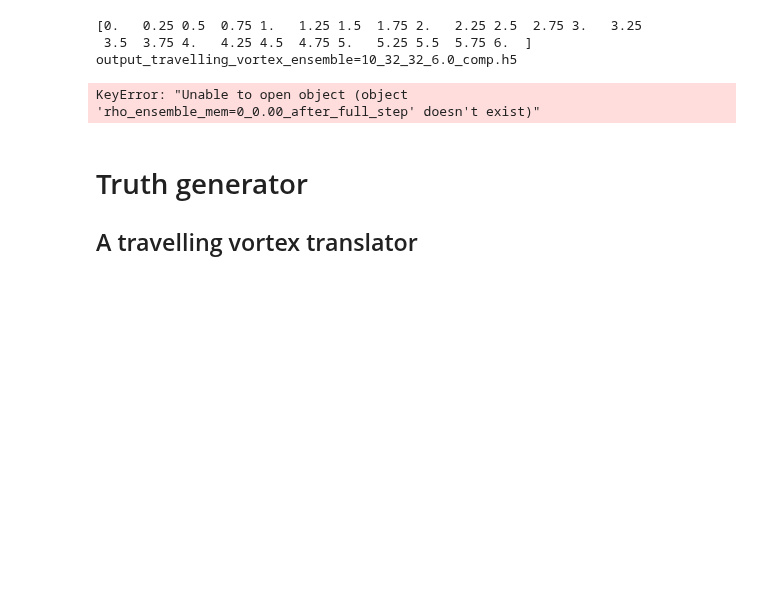
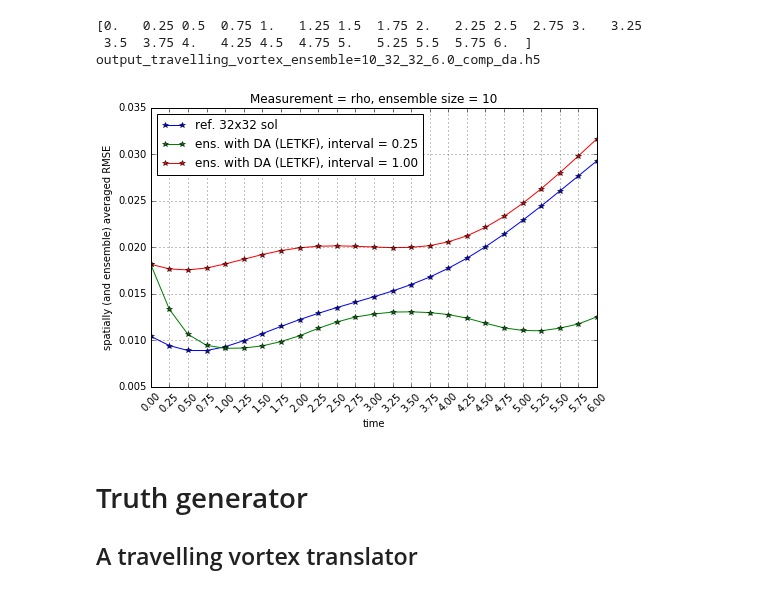
Before and after one commit to ray-chew/pyBELLA, a Jupyter notebook: visualiser_debugger/travelling_vortex.ipynb, the cells around one changed output. Cells and saved outputs as stored; diff of their text form; code cells hidden in the pictures; blank space fills up the shorter version.

Commit message:
TV notebook before starting on DA+blending

```diff
--- a/visualiser_debugger/travelling_vortex.ipynb
+++ b/visualiser_debugger/travelling_vortex.ipynb
@@ -5,7 +5,7 @@ import numpy as np
 import matplotlib.style
 import matplotlib as mpl
 import matplotlib.pyplot as plt
-mpl.style.use('classic')
+# mpl.style.use('classic')
 from mpl_toolkits.axes_grid1 import make_axes_locatable
 import subprocess
 
@@ -16,6 +16,8 @@ py_directory = "../"
 py_directory += "output_travelling_vortex/"
 
 def spatially_averaged_rmse(arr,ref):
+    arr = arr[2:-2,2:-2]
+    ref = ref[2:-2,2:-2]
     n,m = ref.shape
     N = n * m
     return np.sqrt(((arr - ref)**2).mean())
@@ -69,7 +71,7 @@ ref_size = 1
 ens_size_1 = 10
 ens_size_2 = 10
 end_time = 6.0
-print_output = True
+print_output = False
 ens_2 = True
 # interpolation_method = "map_coordinates"
 # interpolation_method = "interp2d"
@@ -99,23 +101,23 @@ print(times)
 cb1 = [20,20]
 
 
-attributes = ['rho', 'rhou', 'rhov']
-# attributes = ['rho']
+# attributes = ['rho', 'rhou', 'rhov']
+attributes = ['rho']
 # attributes = ['rhoY']
-# fn_suffix = "_rho=1.4"
+fn_suffix = ""
 
-py_filename_ref = get_filename(ref_grid_x, ref_grid_y, ref_size, end_time, "_generated")
+py_filename_ref = get_filename(ref_grid_x, ref_grid_y, ref_size, end_time, "_truthgen")
 py_path_ref = get_path(py_filename_ref)
 
 py_filename_ref_1 = get_filename(grid_x,grid_y,ref_size,end_time, "_comp")
 py_path_ref_1 = get_path(py_filename_ref_1)
 
-py_filename_ens_1 = get_filename(grid_x,grid_y,ens_size_1,end_time, "_comp")
+py_filename_ens_1 = get_filename(grid_x,grid_y,ens_size_1,end_time, "_comp_da")
 py_path_ens_1 = get_path(py_filename_ens_1)
 print(py_filename_ens_1)
 
 if ens_2 == True:
-    py_filename_ens_2 = get_filename(grid_x,grid_y,ens_size_2,end_time, "_cont_blend_fs=%i_ts=%i" %(cb1[0],cb1[1]))
+    py_filename_ens_2 = get_filename(grid_x,grid_y,ens_size_2,end_time, "_comp_noda")
     py_path_ens_2 = get_path(py_filename_ens_2)
 
 
@@ -218,35 +220,35 @@ for attribute in attributes:
 #         print(comp_ref)
 
         cnt += 1
 
     plt.figure(figsize=(8,5))
     plt.plot(times,rmse_ref_1, '-*',label='ref. ' + str(grid_x) + 'x' + str(grid_y) + ' sol')
     plt.plot(times,rmse_ens_1, '-*',label='ens. with DA (LETKF), interval = 0.25')
     # plt.plot(times,rmse_ens_1, '-*',label='ens. w/o DA, int=0.10')
     if ens_2 == True:
         plt.plot(times,rmse_ens_2, '-*',label='ens. with DA (LETKF), interval = 1.00')
 #         plt.plot(times,rmse_ens_2, '-*',label='ens. with NO DA')
     plt.title("Measurement = %s, ensemble size = %i" %(attribute,ens_size_1))
     plt.xlabel("time")
     plt.ylabel("spatially (and ensemble) averaged RMSE")
     plt.legend(loc='best')
     plt.xticks(times, rotation=45)
     plt.grid()
     plt.savefig("../rmse_" + attribute + fn_suffix + '.png', bbox_inches='tight')
     plt.show()
 
 file = h5py.File(py_directory + py_filename_ens_1, 'r')
 if file.__bool__():
     file.close()
 if ens_2 == True:
     file = h5py.File(py_directory + py_filename_ens_2, 'r')
     if file.__bool__():
         file.close()
 # %% [output]
 [0.   0.25 0.5  0.75 1.   1.25 1.5  1.75 2.   2.25 2.5  2.75 3.   3.25
  3.5  3.75 4.   4.25 4.5  4.75 5.   5.25 5.5  5.75 6.  ]
-output_travelling_vortex_ensemble=10_32_32_6.0_comp.h5
+output_travelling_vortex_ensemble=10_32_32_6.0_comp_da.h5
-KeyError: "Unable to open object (object 'rho_ensemble_mem=0_0.00_after_full_step' doesn't exist)"
+[figure, added]
 # %% [markdown]
 # Truth generator
 ## A travelling vortex translator
```
Also changed, not shown: parts of 3 cells of this notebook.
